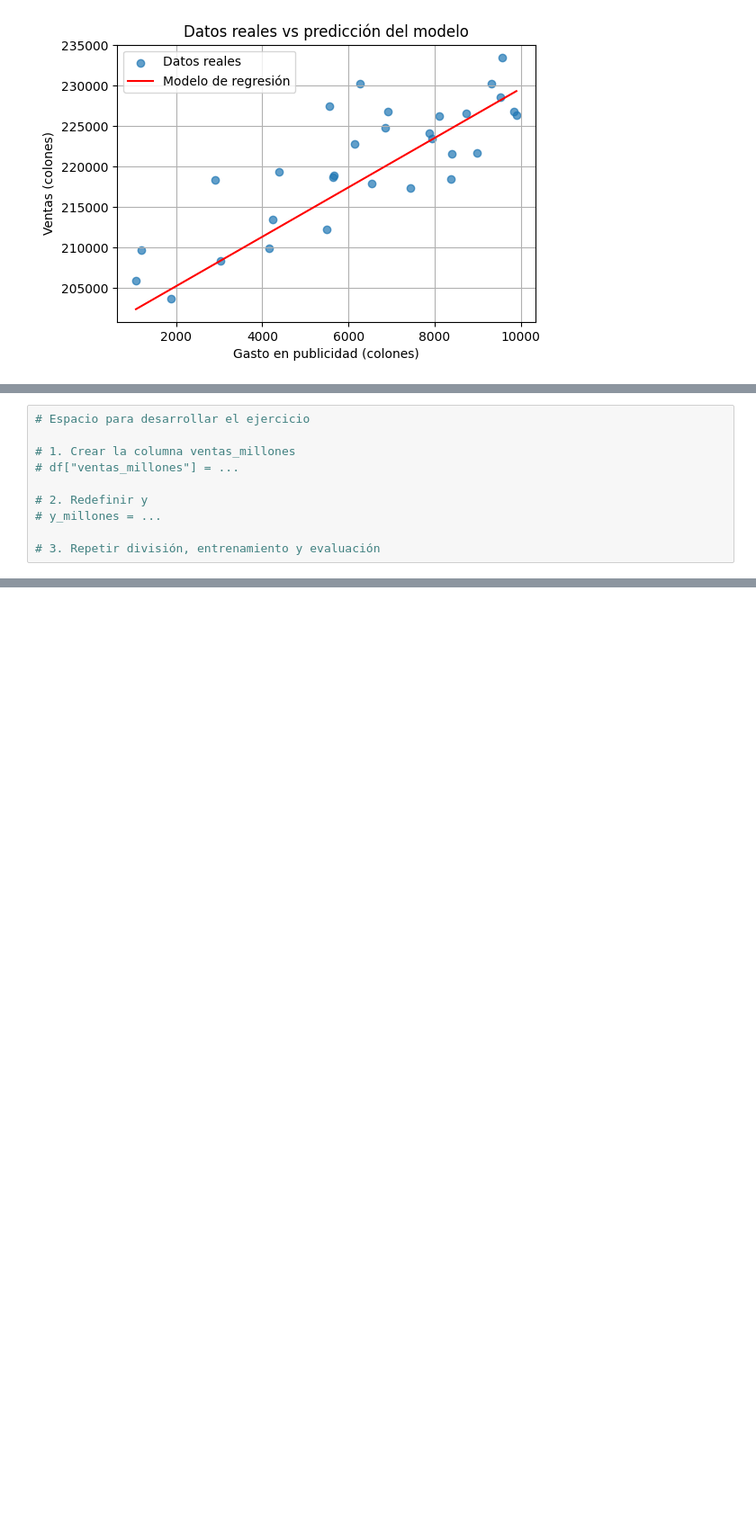
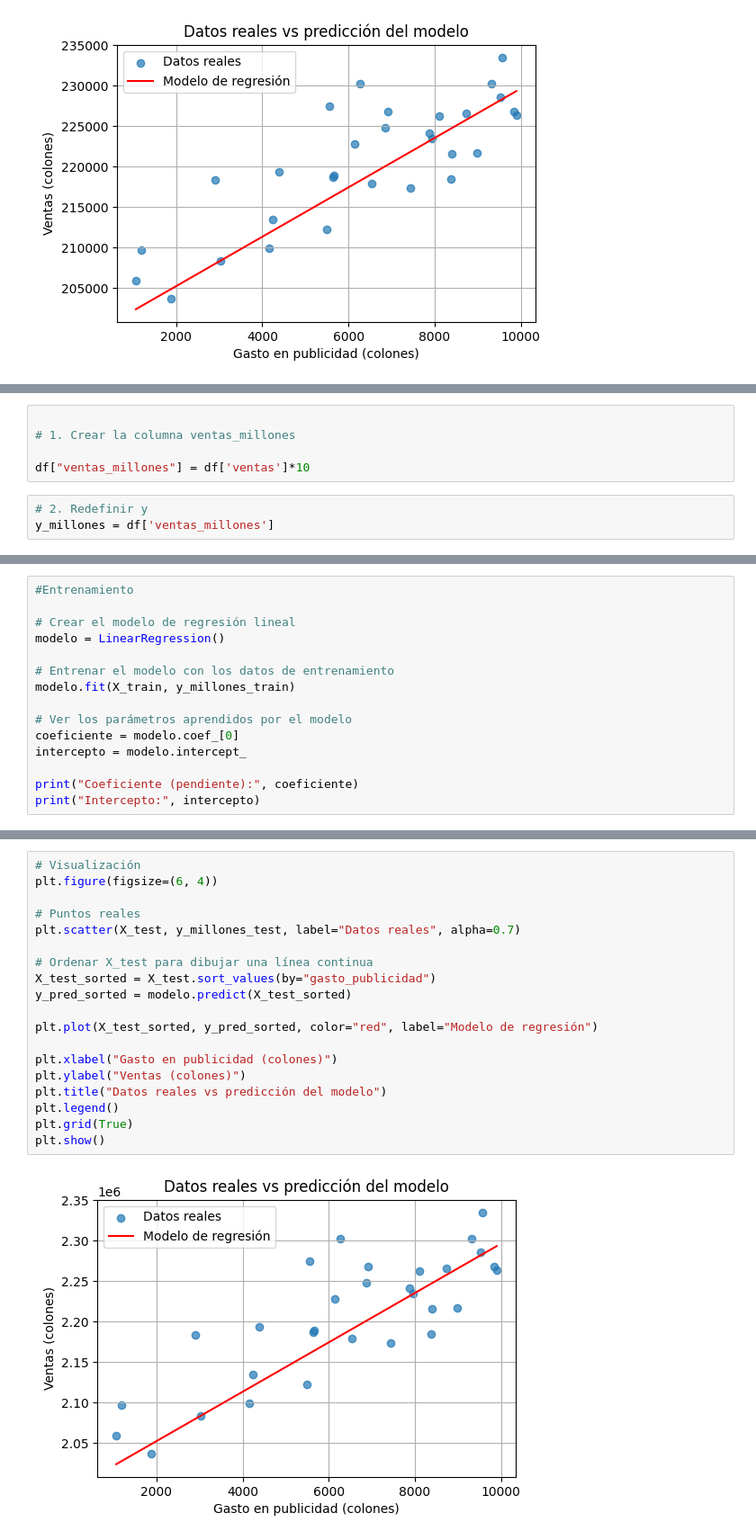
Before and after one commit to skev24/Python-para-el-Ana-lisis-de-Datos, a Jupyter notebook: Clase-4/machine-learning.ipynb, the cells around one changed output, grey strips where cells are left out. Shown at 90% size. Drawn from its saved outputs; the diff is of its cells as text; blank space fills up the shorter version.

Commit message:
Clase 4 - Ejercicio completo

```diff
--- a/Clase-4/machine-learning.ipynb
+++ b/Clase-4/machine-learning.ipynb
@@ -286,12 +286,10 @@ Preguntas:
 - ¿Cambia el valor de RMSE?
 - ¿Cambia el valor de R²?
 # %%
-# Espacio para desarrollar el ejercicio
 
 # 1. Crear la columna ventas_millones
-# df["ventas_millones"] = ...
 
-# 2. Redefinir y
-# y_millones = ...
-
-# 3. Repetir división, entrenamiento y evaluación
+df["ventas_millones"] = df['ventas']*10
+# %%
+# 2. Redefinir y
+y_millones = df['ventas_millones']
@@ -297,0 +310,15 @@ Preguntas:
+# %%
+#Entrenamiento
+
+# Crear el modelo de regresión lineal
+modelo = LinearRegression()
+
+# Entrenar el modelo con los datos de entrenamiento
+modelo.fit(X_train, y_millones_train)
+
+# Ver los parámetros aprendidos por el modelo
+coeficiente = modelo.coef_[0]
+intercepto = modelo.intercept_
+
+print("Coeficiente (pendiente):", coeficiente)
+print("Intercepto:", intercepto)
@@ -297,0 +345,21 @@ Preguntas:
+# %%
+# Visualización
+plt.figure(figsize=(6, 4))
+
+# Puntos reales
+plt.scatter(X_test, y_millones_test, label="Datos reales", alpha=0.7)
+
+# Ordenar X_test para dibujar una línea continua
+X_test_sorted = X_test.sort_values(by="gasto_publicidad")
+y_pred_sorted = modelo.predict(X_test_sorted)
+
+plt.plot(X_test_sorted, y_pred_sorted, color="red", label="Modelo de regresión")
+
+plt.xlabel("Gasto en publicidad (colones)")
+plt.ylabel("Ventas (colones)")
+plt.title("Datos reales vs predicción del modelo")
+plt.legend()
+plt.grid(True)
+plt.show()
+# %% [output]
+[figure, added]
```
Also changed, not shown: parts of 5 cells of this notebook.
